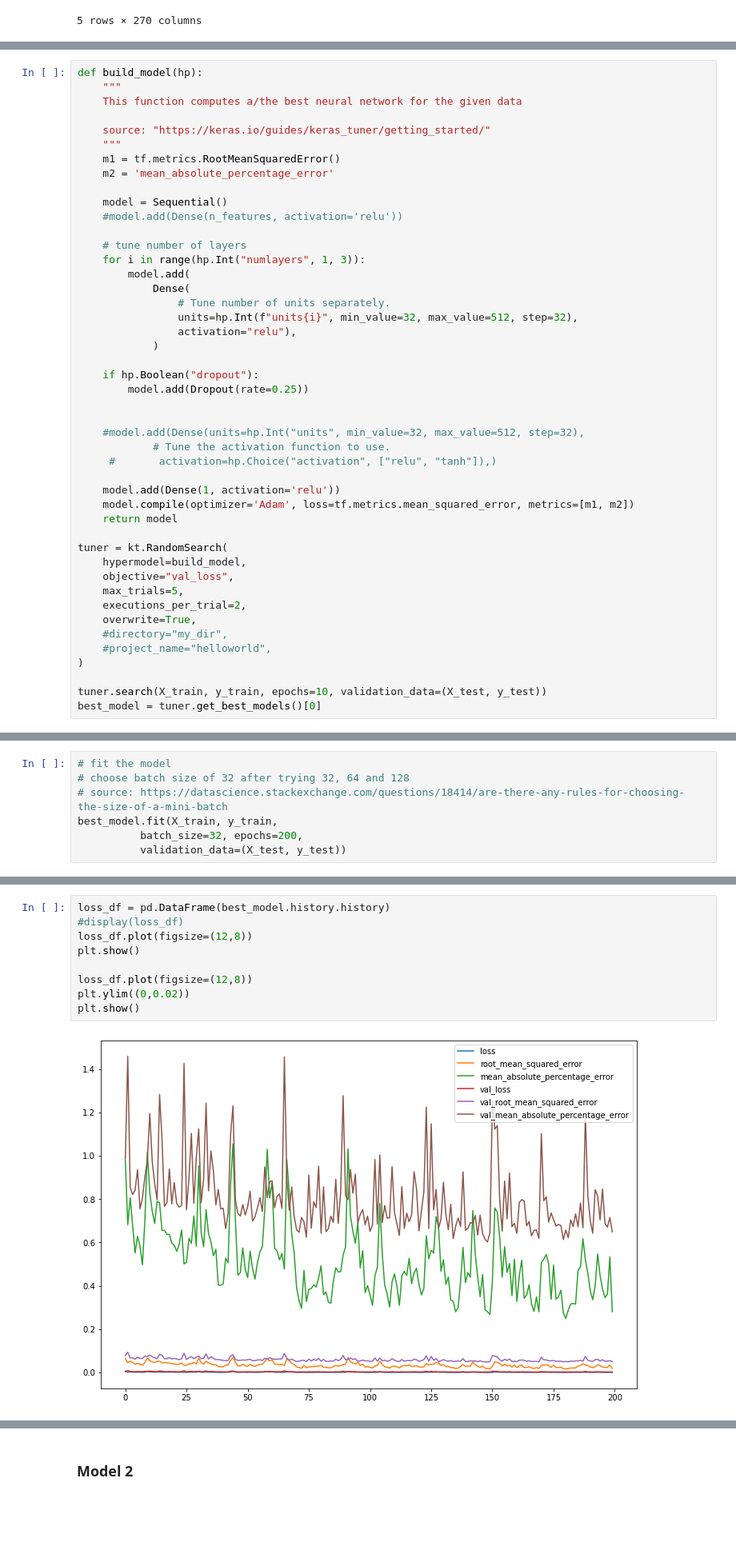
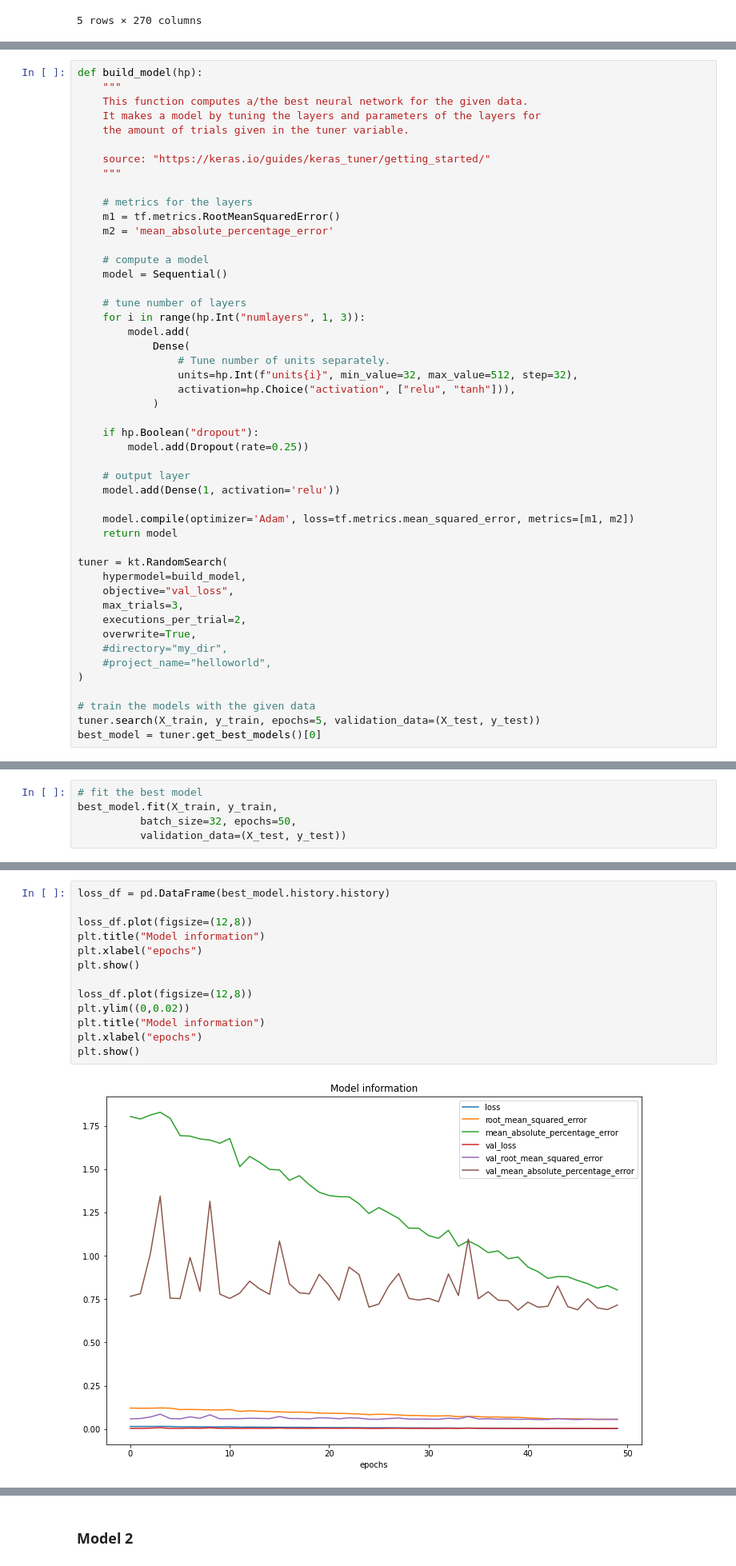
Before and after one commit to Youri-is-super-awesome/Bitches-and-beaches, a Jupyter notebook: code/NN_version1.ipynb, the cells around one changed output, grey strips where cells are left out. Shown at 80% size. Saved outputs shown, nothing was run; the diff lists cells and outputs as text; blank space fills up the shorter version.

```diff
--- a/code/NN_version1.ipynb
+++ b/code/NN_version1.ipynb
@@ -59,15 +64,19 @@ n_features = input_df.shape[1]
 # %%
 def build_model(hp):
     """
-    This function computes a/the best neural network for the given data
+    This function computes a/the best neural network for the given data.
+    It makes a model by tuning the layers and parameters of the layers for
+    the amount of trials given in the tuner variable.
 
     source: "https://keras.io/guides/keras_tuner/getting_started/"
     """
+
+    # metrics for the layers
     m1 = tf.metrics.RootMeanSquaredError()
     m2 = 'mean_absolute_percentage_error'
 
+    # compute a model
     model = Sequential()
-    #model.add(Dense(n_features, activation='relu'))
 
     # tune number of layers
     for i in range(hp.Int("numlayers", 1, 3)):
@@ -75,31 +84,29 @@ def build_model(hp):
             Dense(
                 # Tune number of units separately.
                 units=hp.Int(f"units{i}", min_value=32, max_value=512, step=32),
-                activation="relu"),
+                activation=hp.Choice("activation", ["relu", "tanh"])),
             )
 
     if hp.Boolean("dropout"):
         model.add(Dropout(rate=0.25))
 
+    # output layer
+    model.add(Dense(1, activation='relu'))
 
-    #model.add(Dense(units=hp.Int("units", min_value=32, max_value=512, step=32),
-            # Tune the activation function to use.
-     #       activation=hp.Choice("activation", ["relu", "tanh"]),)
-
-    model.add(Dense(1, activation='relu'))
     model.compile(optimizer='Adam', loss=tf.metrics.mean_squared_error, metrics=[m1, m2])
     return model
 
 tuner = kt.RandomSearch(
     hypermodel=build_model,
     objective="val_loss",
-    max_trials=5,
+    max_trials=3,
     executions_per_trial=2,
     overwrite=True,
     #directory="my_dir",
     #project_name="helloworld",
 )
 
-tuner.search(X_train, y_train, epochs=10, validation_data=(X_test, y_test))
+# train the models with the given data
+tuner.search(X_train, y_train, epochs=5, validation_data=(X_test, y_test))
 best_model = tuner.get_best_models()[0]
 # %% [output]
@@ -152,7 +119,0 @@ model.compile(optimizer='Adam', loss=tf.metrics.mean_squared_error, metrics=[m1,
-# %%
-# fit the model
-# choose batch size of 32 after trying 32, 64 and 128
-# source: https://datascience.stackexchange.com/questions/18414/are-there-any-rules-for-choosing-the-size-of-a-mini-batch
-best_model.fit(X_train, y_train,
-          batch_size=32, epochs=200,
-          validation_data=(X_test, y_test))
@@ -232,0 +142,5 @@ Score: 0.03558536432683468
+# %%
+# fit the best model
+best_model.fit(X_train, y_train,
+          batch_size=32, epochs=50,
+          validation_data=(X_test, y_test))
@@ -233,11 +206,15 @@ Score: 0.03558536432683468
 # %%
 loss_df = pd.DataFrame(best_model.history.history)
-#display(loss_df)
+
 loss_df.plot(figsize=(12,8))
+plt.title("Model information")
+plt.xlabel("epochs")
 plt.show()
 
 loss_df.plot(figsize=(12,8))
 plt.ylim((0,0.02))
+plt.title("Model information")
+plt.xlabel("epochs")
 plt.show()
 # %% [output]
-[figure, old version]
+[figure, new version]
```
Also changed, not shown: parts of 14 cells of this notebook, 30 other files.
